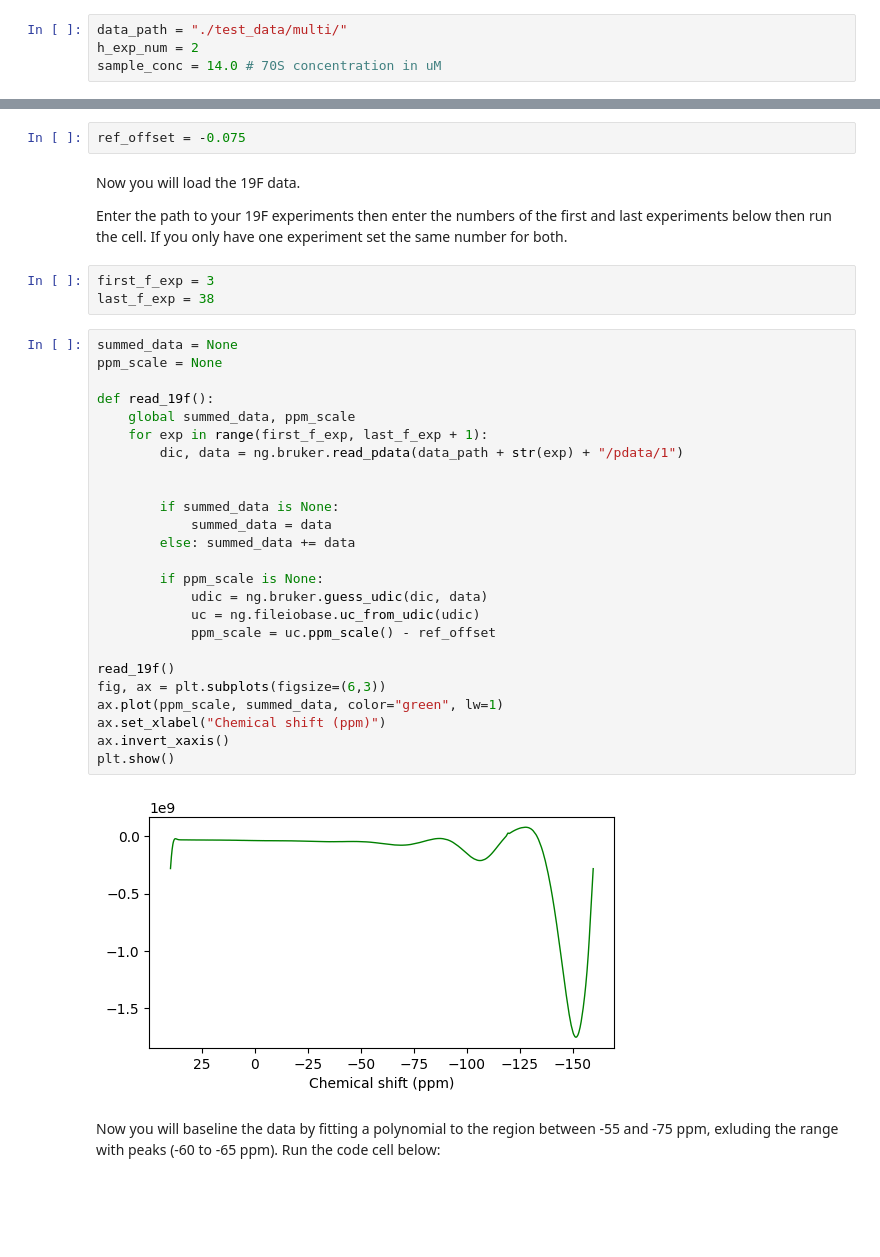
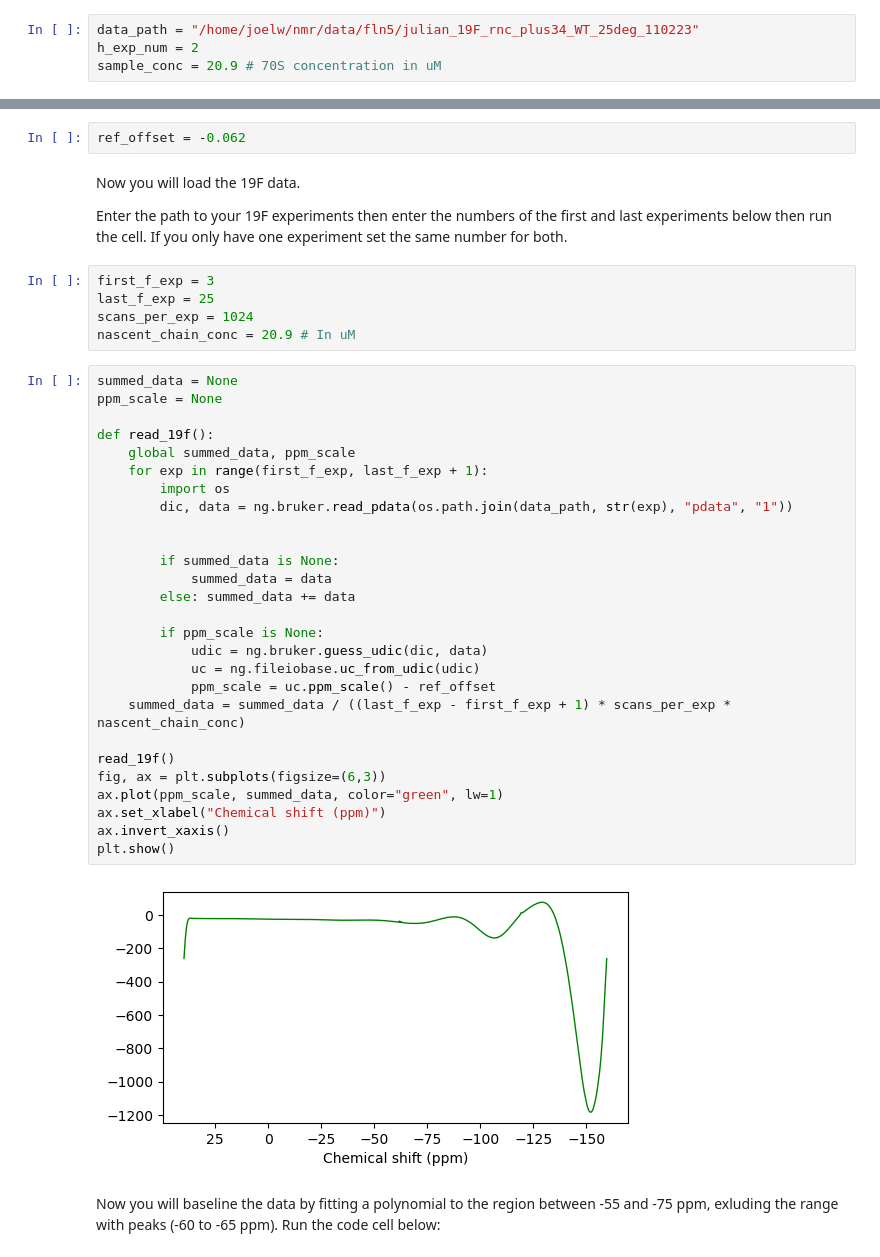
Before and after one commit to joel-wallace/proc19f-python, a Jupyter notebook: notebook.ipynb, the cells around one changed output, grey strips where cells are left out. Cells and saved outputs as stored; diff of their text form; blank space fills up the shorter version.

```diff
--- a/notebook.ipynb
+++ b/notebook.ipynb
@@ -49,9 +49,9 @@ First step is to reference the 1H spectrum by aligning the DSS peak to 0 ppm. Th
 
 Set the path below to folder 2 of your data from the spectrometer and run the cell:
 # %%
-data_path = "./test_data/multi/"
+data_path = "/home/joelw/nmr/data/fln5/julian_19F_rnc_plus34_WT_25deg_110223"
 h_exp_num = 2
-sample_conc = 14.0 # 70S concentration in uM
+sample_conc = 20.9 # 70S concentration in uM
 # %% [markdown]
 Before referencing the spectrum, you need to Fourier transform (automatic) and phase correct.
 
@@ -103,41 +103,45 @@ interactive(children=(FloatSlider(value=-25.0, description='p0', max=70.0, min=-
 # %% [markdown]
 Enter the offset value here and run the cell:
 # %%
-ref_offset = -0.075
+ref_offset = -0.062
 # %% [markdown]
 Now you will load the 19F data.
 
 Enter the path to your 19F experiments then enter the numbers of the first and last experiments below then run the cell. If you only have one experiment set the same number for both.
-# %%
-first_f_exp = 3
-last_f_exp = 38
+# %%
+first_f_exp = 3
+last_f_exp = 25
+scans_per_exp = 1024
+nascent_chain_conc = 20.9 # In uM
 # %%
 summed_data = None
 ppm_scale = None
 
 def read_19f():
     global summed_data, ppm_scale
     for exp in range(first_f_exp, last_f_exp + 1):
-        dic, data = ng.bruker.read_pdata(data_path + str(exp) + "/pdata/1")
+        import os
+        dic, data = ng.bruker.read_pdata(os.path.join(data_path, str(exp), "pdata", "1"))
 
 
         if summed_data is None:
             summed_data = data
         else: summed_data += data
 
         if ppm_scale is None:
             udic = ng.bruker.guess_udic(dic, data)
             uc = ng.fileiobase.uc_from_udic(udic)
             ppm_scale = uc.ppm_scale() - ref_offset
+    summed_data = summed_data / ((last_f_exp - first_f_exp + 1) * scans_per_exp * nascent_chain_conc)
 
 read_19f()
 fig, ax = plt.subplots(figsize=(6,3))
 ax.plot(ppm_scale, summed_data, color="green", lw=1)
 ax.set_xlabel("Chemical shift (ppm)")
 ax.invert_xaxis()
 plt.show()
 # %% [output]
-[figure, old version]
+[figure, new version]
 # %% [markdown]
 Now you will baseline the data by fitting a polynomial to the region between -55 and -75 ppm, exluding the range with peaks (-60 to -65 ppm). Run the code cell below:
 # %%
```
Also changed, not shown: parts of 5 cells of this notebook.
